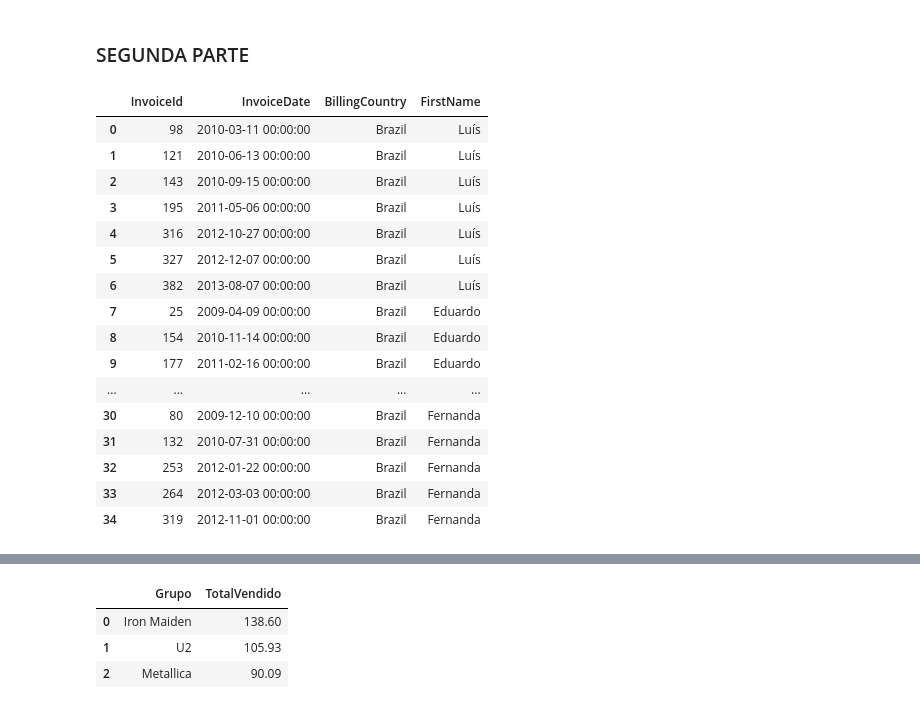
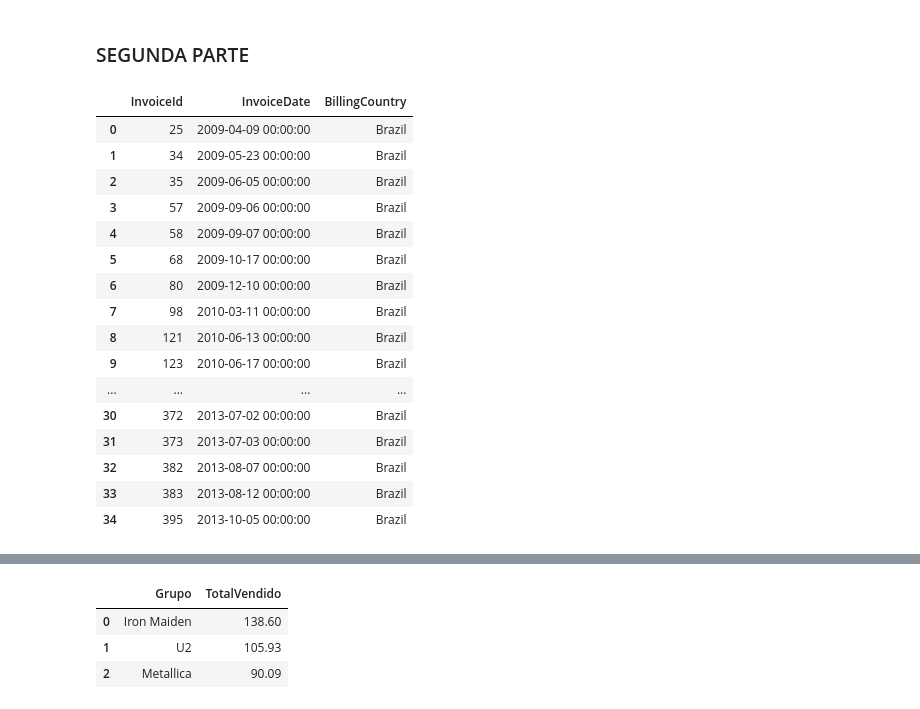
Before and after one commit to NaiSaratxaga/2503_dsft_thebridge_naiara, a Jupyter notebook: 2-Data_Analysis/8-BBDD/SQL/Practica/1-Chinook/ejercicio_chinook.ipynb, the cells around one changed output, grey strips where cells are left out. Saved outputs shown, nothing was run; the diff lists cells and outputs as text; code cells hidden in the pictures.

```diff
--- a/2-Data_Analysis/8-BBDD/SQL/Practica/1-Chinook/ejercicio_chinook.ipynb
+++ b/2-Data_Analysis/8-BBDD/SQL/Practica/1-Chinook/ejercicio_chinook.ipynb
@@ -344,34 +340,32 @@ df
 # %%
 # 1. Facturas de Clientes de Brasil, Nombre del cliente, Id de factura, fecha de la
 # factura y el país de la factura
 
 query = '''
-SELECT i.InvoiceId, i.InvoiceDate, i.BillingCountry, c.FirstName
-FROM Invoices i
-JOIN Customers c ON i.CustomerId = c.CustomerId
-WHERE c.Country = 'Brazil';
+SELECT I.INVOICEID, I.INVOICEDATE, I.BILLINGCOUNTRY FROM INVOICES AS I
+JOIN CUSTOMERS AS C ON C.CUSTOMERID = I.CUSTOMERID AND I.BillingCountry = "Brazil"
 '''
 
 df = sql_query(query)
 df
 # %% [output]
-|  | InvoiceId | InvoiceDate | BillingCountry | FirstName |
-| 0 | 98 | 2010-03-11 00:00:00 | Brazil | Luís |
-| 1 | 121 | 2010-06-13 00:00:00 | Brazil | Luís |
-| 2 | 143 | 2010-09-15 00:00:00 | Brazil | Luís |
-| 3 | 195 | 2011-05-06 00:00:00 | Brazil | Luís |
-| 4 | 316 | 2012-10-27 00:00:00 | Brazil | Luís |
-| 5 | 327 | 2012-12-07 00:00:00 | Brazil | Luís |
-| 6 | 382 | 2013-08-07 00:00:00 | Brazil | Luís |
-| 7 | 25 | 2009-04-09 00:00:00 | Brazil | Eduardo |
-| 8 | 154 | 2010-11-14 00:00:00 | Brazil | Eduardo |
-| 9 | 177 | 2011-02-16 00:00:00 | Brazil | Eduardo |
-| ... | ... | ... | ... | ... |
-| 30 | 80 | 2009-12-10 00:00:00 | Brazil | Fernanda |
-| 31 | 132 | 2010-07-31 00:00:00 | Brazil | Fernanda |
-| 32 | 253 | 2012-01-22 00:00:00 | Brazil | Fernanda |
-| 33 | 264 | 2012-03-03 00:00:00 | Brazil | Fernanda |
-| 34 | 319 | 2012-11-01 00:00:00 | Brazil | Fernanda |
+|  | InvoiceId | InvoiceDate | BillingCountry |
+| 0 | 25 | 2009-04-09 00:00:00 | Brazil |
+| 1 | 34 | 2009-05-23 00:00:00 | Brazil |
+| 2 | 35 | 2009-06-05 00:00:00 | Brazil |
+| 3 | 57 | 2009-09-06 00:00:00 | Brazil |
+| 4 | 58 | 2009-09-07 00:00:00 | Brazil |
+| 5 | 68 | 2009-10-17 00:00:00 | Brazil |
+| 6 | 80 | 2009-12-10 00:00:00 | Brazil |
+| 7 | 98 | 2010-03-11 00:00:00 | Brazil |
+| 8 | 121 | 2010-06-13 00:00:00 | Brazil |
+| 9 | 123 | 2010-06-17 00:00:00 | Brazil |
+| ... | ... | ... | ... |
+| 30 | 372 | 2013-07-02 00:00:00 | Brazil |
+| 31 | 373 | 2013-07-03 00:00:00 | Brazil |
+| 32 | 382 | 2013-08-07 00:00:00 | Brazil |
+| 33 | 383 | 2013-08-12 00:00:00 | Brazil |
+| 34 | 395 | 2013-10-05 00:00:00 | Brazil |
 # %%
 #  2. Obtén cada factura asociada a cada agente de ventas con su nombre completo
 
```
Also changed, not shown: parts of 12 cells of this notebook.
